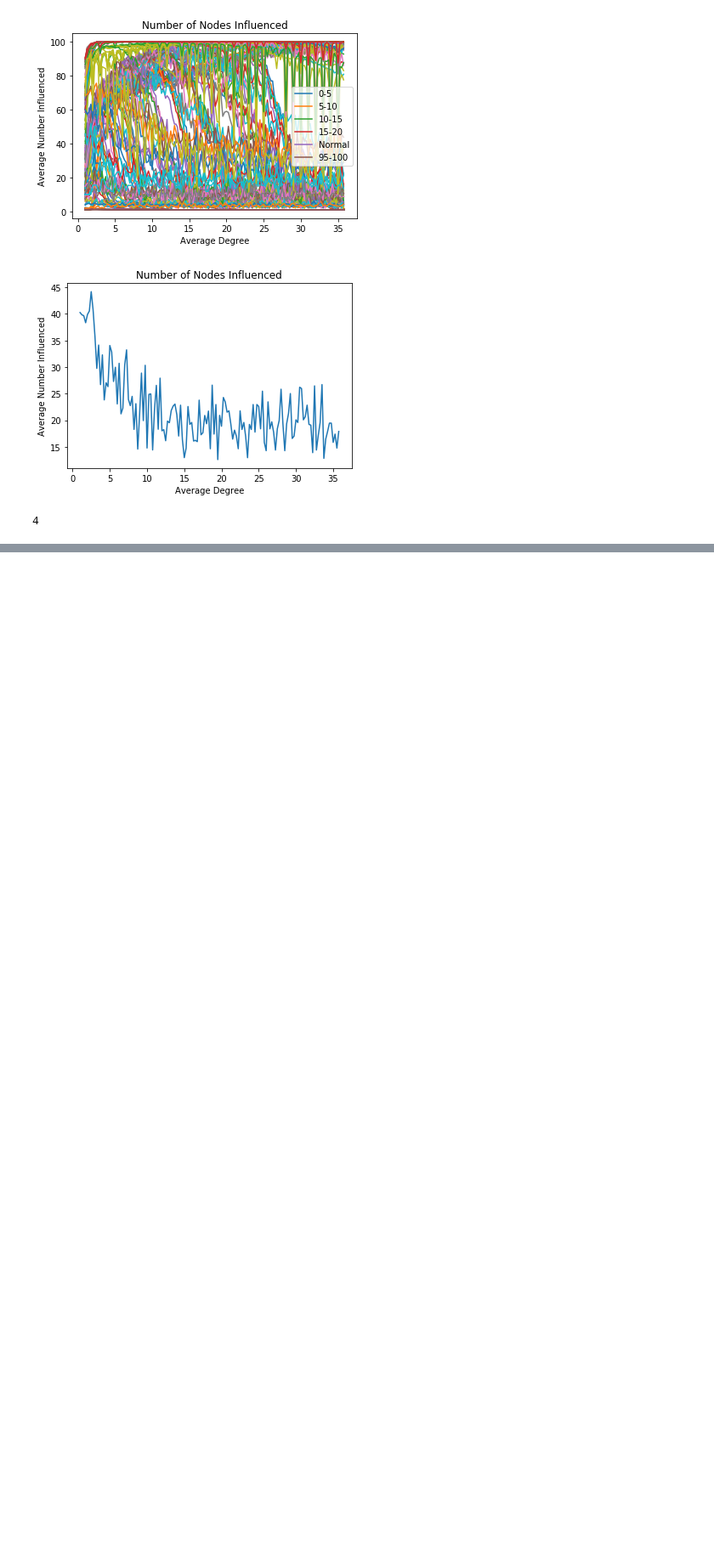
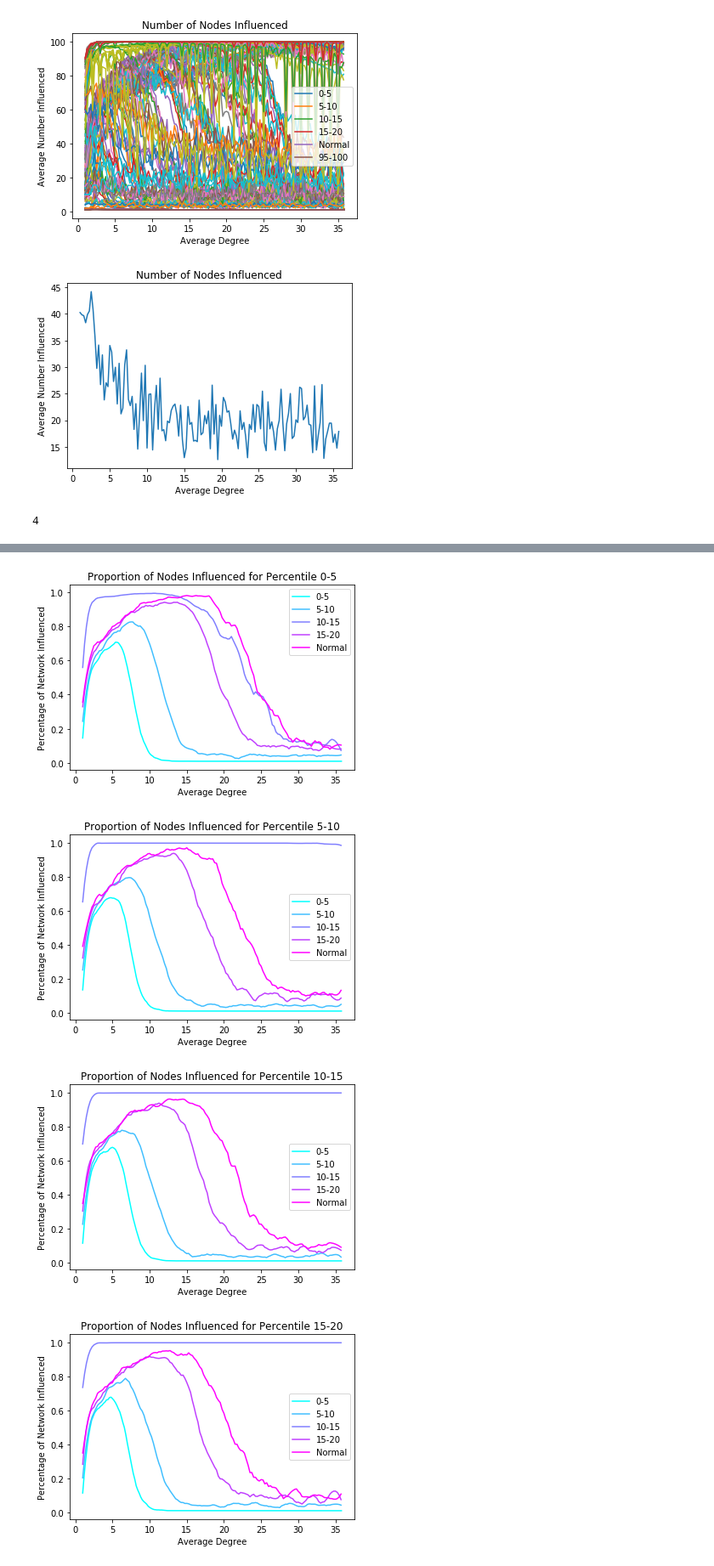
Before and after one commit to MiLinny/Influentials, a Jupyter notebook: Code/PC_Viewer.ipynb, the cells around one changed output, grey strips where cells are left out. Shown at 85% size. Cells and saved outputs as stored; diff of their text form; code cells hidden in the pictures; blank space fills up the shorter version.

```diff
--- a/Code/PC_Viewer.ipynb
+++ b/Code/PC_Viewer.ipynb
@@ -321,0 +347,26 @@ plotty_plot(0.10, "05",5,"number")
+# %%
+N = 5
+plt.rcParams["axes.prop_cycle"] = plt.cycler("color", plt.cm.cool(np.linspace(0,1,N)))
+size = 5
+phi = 0.18
+percentile = "95"
+file_dir = "./Results"
+nam = ["0-5", "5-10", "10-15", "15-20", "Normal", "95-100"]
+per = ["05","10","15","20","n","95"]
+for i in np.arange(6):
+    percentile = per[i]
+    fig=plt.figure(figsize=(6, 4))
+    plotty_plot(phi, percentile,1,"percent")
+    plotty_plot(phi, percentile,2,"percent")
+    plotty_plot(phi, percentile,3,"percent")
+    plotty_plot(phi, percentile,4,"percent")
+    plotty_plot(phi, percentile,5,"percent")
+    plt.legend(["0-5", "5-10", "10-15", "15-20", "Normal", "95-100"])
+    figname = "/PC_figs/Phi_" + str(int(phi*100)) + "_Percentile_" + str(percentile)
+    plt.title(r'Proportion of Nodes Influenced for Percentile ' + nam[i])
+    #plt.savefig(file_dir + figname)
+# %% [output]
+[figure, added]
+[figure, added]
+[figure, added]
+[figure, added]
```
Also changed, not shown: parts of 5 cells of this notebook, 27 other files.
